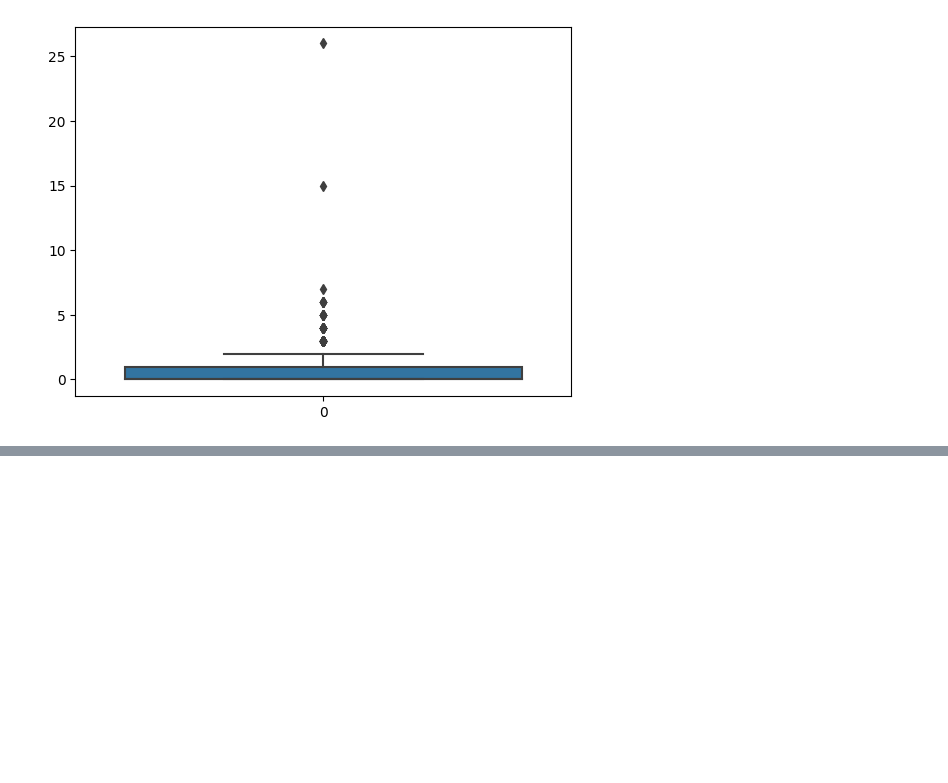
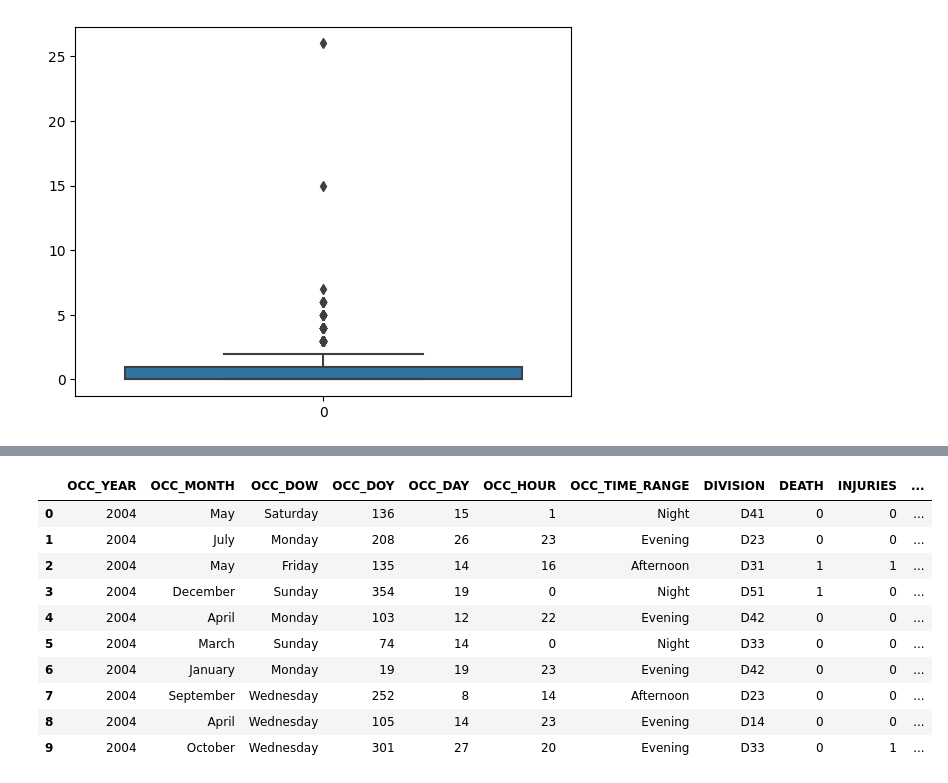
Before and after one commit to kaka5050/MMAI-5000, a Jupyter notebook: MMAI5000_Group 8_Proposal.ipynb, the cells around one changed output, grey strips where cells are left out. Drawn from its saved outputs; the diff is of its cells as text; code cells hidden in the pictures; blank space fills up the shorter version.

```diff
--- a/MMAI5000_Group 8_Proposal.ipynb
+++ b/MMAI5000_Group 8_Proposal.ipynb
@@ -97,0 +221,24 @@ sns.boxplot(data=df_clean['Death and Injuries'])
+# %%
+# Define custom mappings for OCC_MONTH and OCC_DOW
+month_mapping = {'January': 1, 'February': 2, 'March': 3, 'April': 4, 'May': 5, 'June': 6, 'July': 7, 'August': 8, 'September': 9, 'October': 10, 'November': 11, 'December': 12}
+dow_mapping = {'Monday': 1, 'Tuesday': 2, 'Wednesday': 3, 'Thursday': 4, 'Friday': 5, 'Saturday': 6, 'Sunday': 7}
+
+# Encode OCC_MONTH based on custom mapping
+df_clean['OCC_MONTH_ENCODED'] = df_clean['OCC_MONTH'].map(month_mapping)
+
+# Encode OCC_DOW based on custom mapping
+df_clean['OCC_DOW_ENCODED'] = df_clean['OCC_DOW'].map(dow_mapping)
+# %%
+df_clean.head(10)
+# %% [output]
+|  | OCC_YEAR | OCC_MONTH | OCC_DOW | OCC_DOY | OCC_DAY | OCC_HOUR | OCC_TIME_RANGE | DIVISION | DEATH | INJURIES | ... |
+| 0 | 2004 | May | Saturday | 136 | 15 | 1 | Night | D41 | 0 | 0 | ... |
+| 1 | 2004 | July | Monday | 208 | 26 | 23 | Evening | D23 | 0 | 0 | ... |
+| 2 | 2004 | May | Friday | 135 | 14 | 16 | Afternoon | D31 | 1 | 1 | ... |
+| 3 | 2004 | December | Sunday | 354 | 19 | 0 | Night | D51 | 1 | 0 | ... |
+| 4 | 2004 | April | Monday | 103 | 12 | 22 | Evening | D42 | 0 | 0 | ... |
+| 5 | 2004 | March | Sunday | 74 | 14 | 0 | Night | D33 | 0 | 0 | ... |
+| 6 | 2004 | January | Monday | 19 | 19 | 23 | Evening | D42 | 0 | 0 | ... |
+| 7 | 2004 | September | Wednesday | 252 | 8 | 14 | Afternoon | D23 | 0 | 0 | ... |
+| 8 | 2004 | April | Wednesday | 105 | 14 | 23 | Evening | D14 | 0 | 0 | ... |
+| 9 | 2004 | October | Wednesday | 301 | 27 | 20 | Evening | D33 | 0 | 1 | ... |
```
Also changed, not shown: parts of 12 cells of this notebook.
